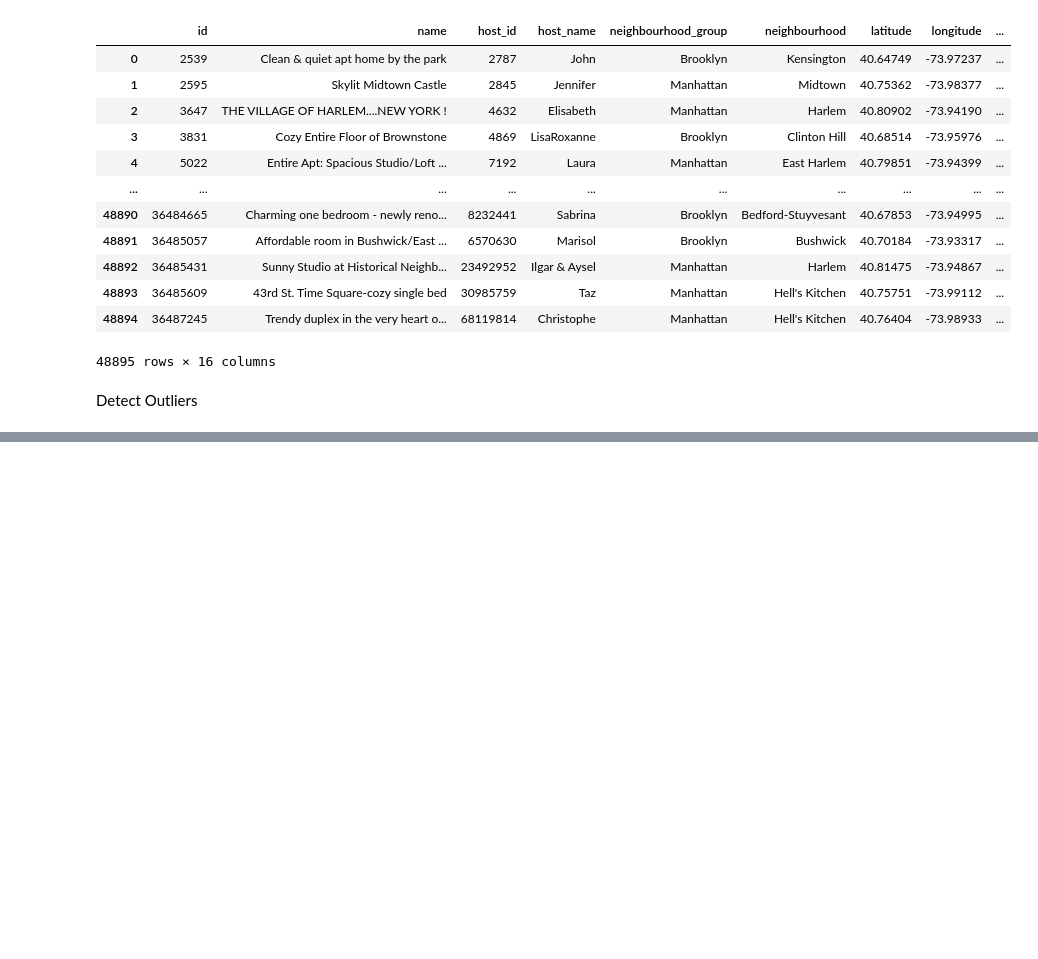
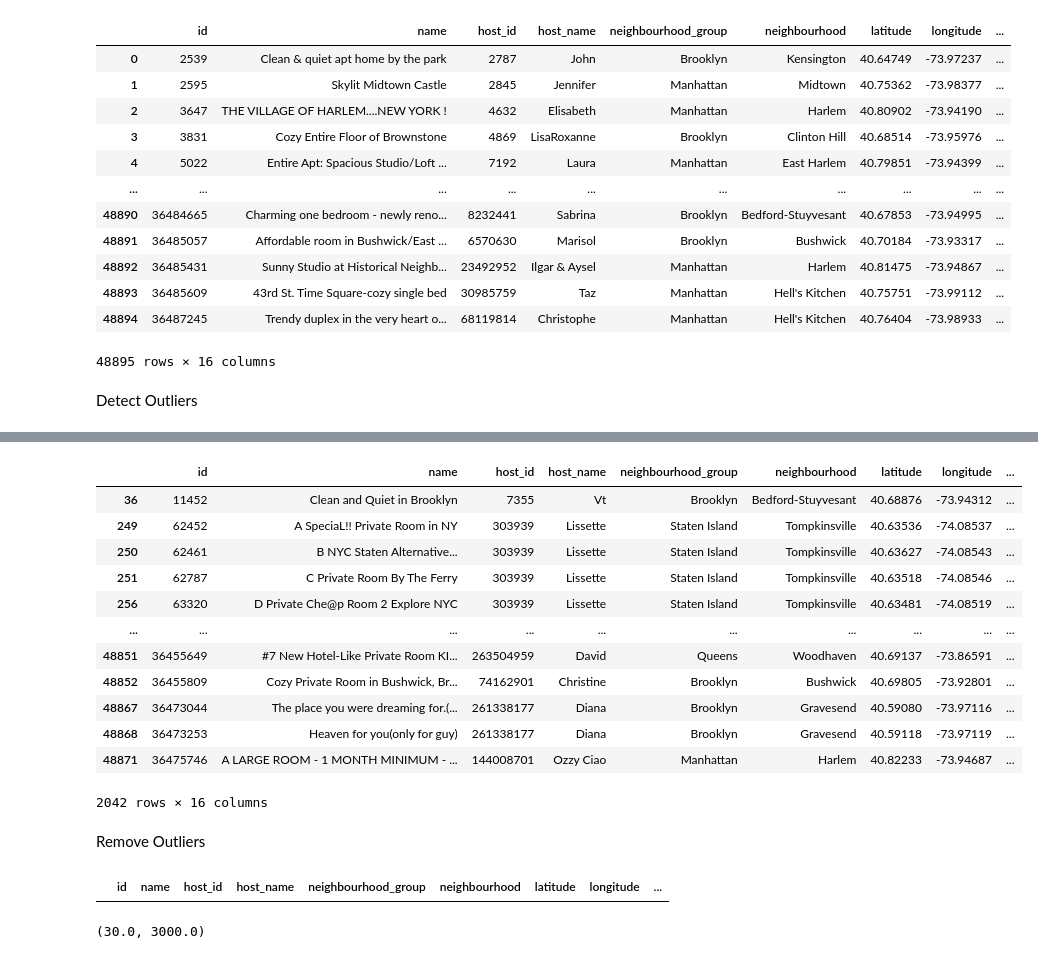
Before and after one commit to bappaditya-paul/Athena, a Jupyter notebook: Feauture_enginnering.ipynb, the cells around one changed output, grey strips where cells are left out. Drawn from its saved outputs; the diff is of its cells as text; code cells hidden in the pictures; blank space fills up the shorter version.

```diff
--- a/Feauture_enginnering.ipynb
+++ b/Feauture_enginnering.ipynb
@@ -41,0 +66,28 @@ max_t
+# %%
+df[df.price < min_threshold]
+# %% [output]
+|  | id | name | host_id | host_name | neighbourhood_group | neighbourhood | latitude | longitude | ... |
+| 36 | 11452 | Clean and Quiet in Brooklyn | 7355 | Vt | Brooklyn | Bedford-Stuyvesant | 40.68876 | -73.94312 | ... |
+| 249 | 62452 | A SpeciaL!! Private Room in NY | 303939 | Lissette | Staten Island | Tompkinsville | 40.63536 | -74.08537 | ... |
+| 250 | 62461 | B NYC Staten Alternative... | 303939 | Lissette | Staten Island | Tompkinsville | 40.63627 | -74.08543 | ... |
+| 251 | 62787 | C Private Room By The Ferry | 303939 | Lissette | Staten Island | Tompkinsville | 40.63518 | -74.08546 | ... |
+| 256 | 63320 | D Private Che@p Room 2 Explore NYC | 303939 | Lissette | Staten Island | Tompkinsville | 40.63481 | -74.08519 | ... |
+| ... | ... | ... | ... | ... | ... | ... | ... | ... | ... |
+| 48851 | 36455649 | #7 New Hotel-Like Private Room KI... | 263504959 | David | Queens | Woodhaven | 40.69137 | -73.86591 | ... |
+| 48852 | 36455809 | Cozy Private Room in Bushwick, Br... | 74162901 | Christine | Brooklyn | Bushwick | 40.69805 | -73.92801 | ... |
+| 48867 | 36473044 | The place you were dreaming for.(... | 261338177 | Diana | Brooklyn | Gravesend | 40.59080 | -73.97116 | ... |
+| 48868 | 36473253 | Heaven for you(only for guy) | 261338177 | Diana | Brooklyn | Gravesend | 40.59118 | -73.97119 | ... |
+| 48871 | 36475746 | A LARGE ROOM - 1 MONTH MINIMUM - ... | 144008701 | Ozzy Ciao | Manhattan | Harlem | 40.82233 | -73.94687 | ... |
+2042 rows × 16 columns
+# %% [markdown]
+Remove Outliers
+# %%
+t =df[(df['price']< max_threshold) & df['price']> min_threshold]
+t.head()
+# %% [output]
+|  | id | name | host_id | host_name | neighbourhood_group | neighbourhood | latitude | longitude | ... |
+# %%
+min_thresold, max_thresold = df.price.quantile([0.01,0.999])
+min_thresold, max_thresold
+# %% [output]
+(30.0, 3000.0)
```
Also changed, not shown: parts of 11 cells of this notebook.
